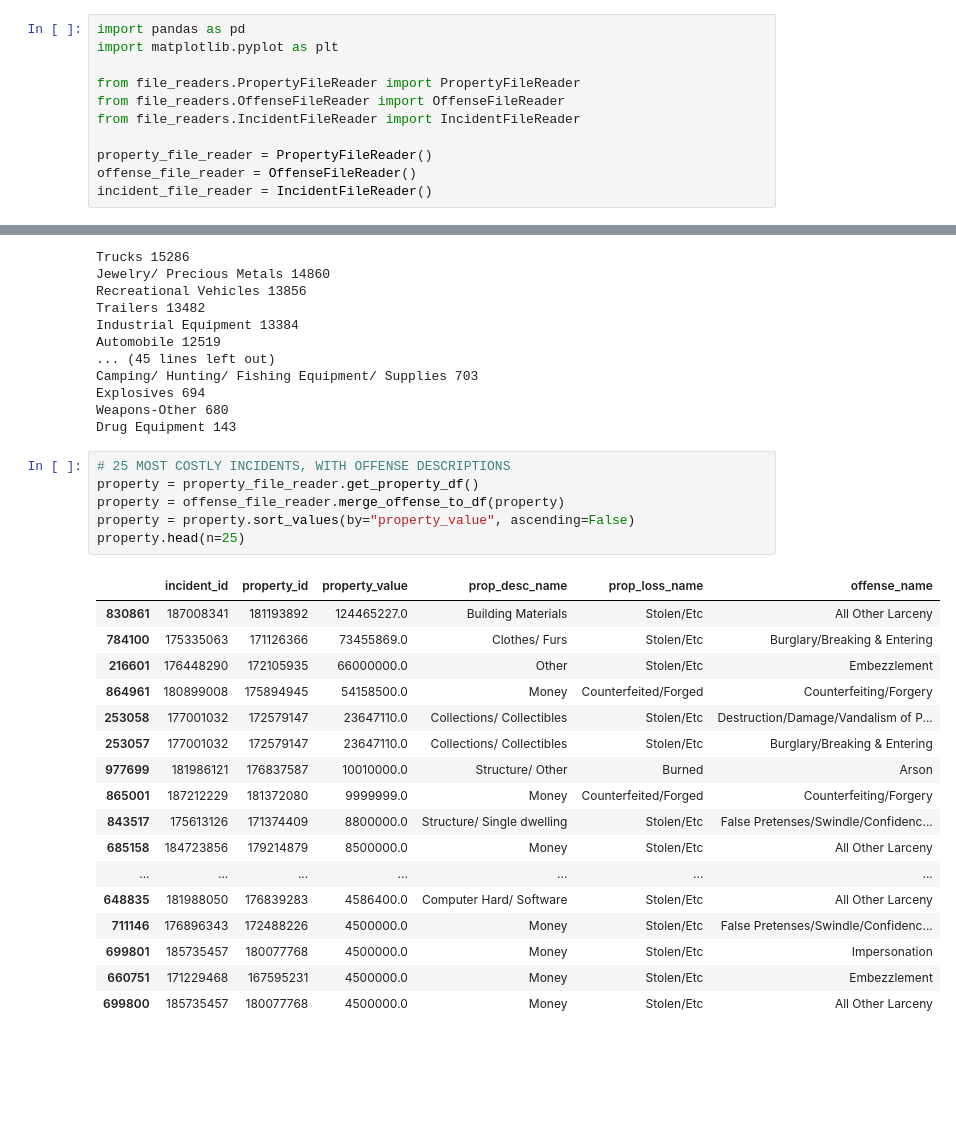
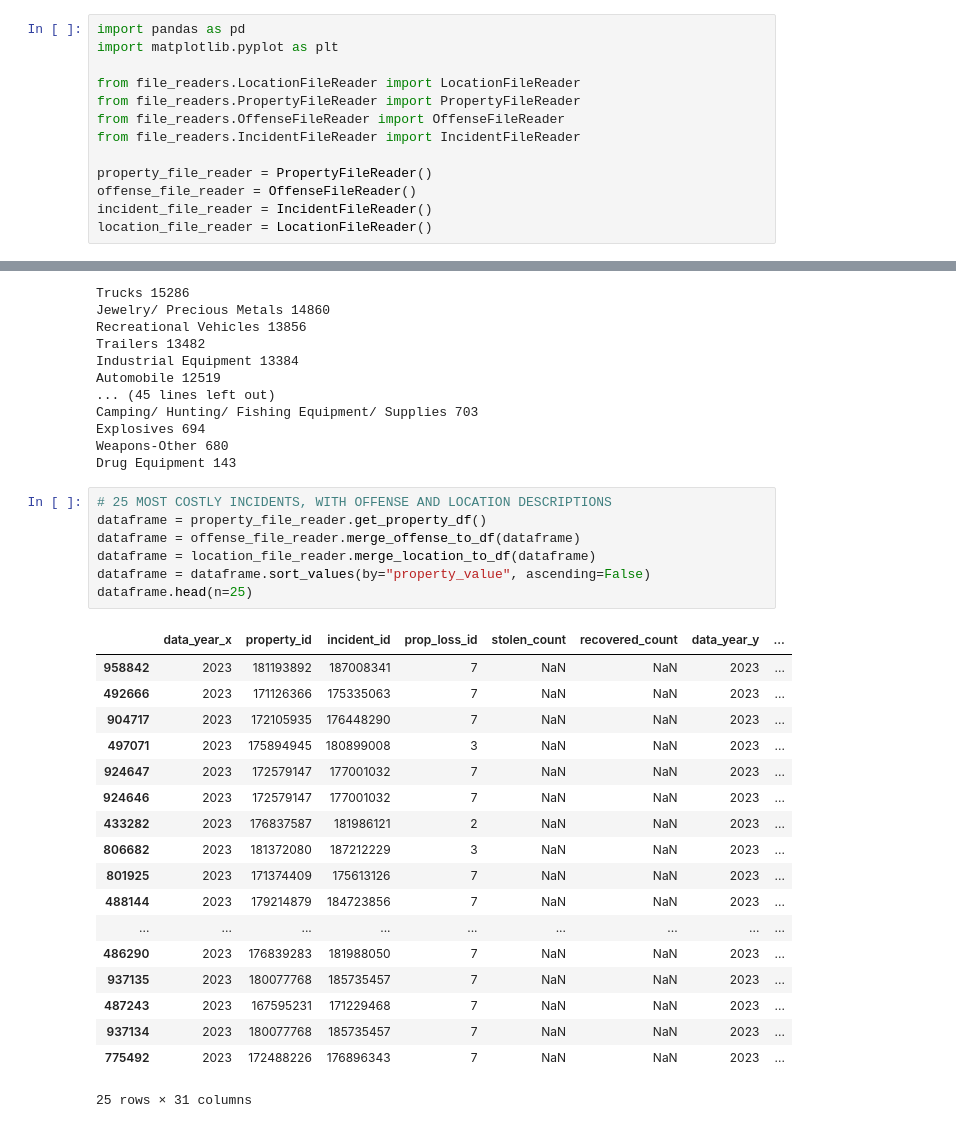
Before and after one commit to JLeevi/crimes, a Jupyter notebook: main.ipynb, the cells around one changed output, grey strips where cells are left out. Drawn from its saved outputs; the diff is of its cells as text; blank space fills up the shorter version.

Commit message:
add location data

```diff
--- a/main.ipynb
+++ b/main.ipynb
@@ -2,6 +2,7 @@
 import pandas as pd
 import matplotlib.pyplot as plt
 
+from file_readers.LocationFileReader import LocationFileReader
 from file_readers.PropertyFileReader import PropertyFileReader
 from file_readers.OffenseFileReader import OffenseFileReader
 from file_readers.IncidentFileReader import IncidentFileReader
@@ -9,6 +10,7 @@ from file_readers.IncidentFileReader import IncidentFileReader
 property_file_reader = PropertyFileReader()
 offense_file_reader = OffenseFileReader()
 incident_file_reader = IncidentFileReader()
+location_file_reader = LocationFileReader()
 # %%
 incident = incident_file_reader.get_incident_df()
 incident.head()
@@ -63,26 +65,28 @@ Explosives 694
 Weapons-Other 680
 Drug Equipment 143
 # %%
-# 25 MOST COSTLY INCIDENTS, WITH OFFENSE DESCRIPTIONS
-property = property_file_reader.get_property_df()
-property = offense_file_reader.merge_offense_to_df(property)
-property = property.sort_values(by="property_value", ascending=False)
-property.head(n=25)
+# 25 MOST COSTLY INCIDENTS, WITH OFFENSE AND LOCATION DESCRIPTIONS
+dataframe = property_file_reader.get_property_df()
+dataframe = offense_file_reader.merge_offense_to_df(dataframe)
+dataframe = location_file_reader.merge_location_to_df(dataframe)
+dataframe = dataframe.sort_values(by="property_value", ascending=False)
+dataframe.head(n=25)
 # %% [output]
-|  | incident_id | property_id | property_value | prop_desc_name | prop_loss_name | offense_name |
-| 830861 | 187008341 | 181193892 | 124465227.0 | Building Materials | Stolen/Etc | All Other Larceny |
-| 784100 | 175335063 | 171126366 | 73455869.0 | Clothes/ Furs | Stolen/Etc | Burglary/Breaking & Entering |
-| 216601 | 176448290 | 172105935 | 66000000.0 | Other | Stolen/Etc | Embezzlement |
-| 864961 | 180899008 | 175894945 | 54158500.0 | Money | Counterfeited/Forged | Counterfeiting/Forgery |
-| 253058 | 177001032 | 172579147 | 23647110.0 | Collections/ Collectibles | Stolen/Etc | Destruction/Damage/Vandalism of P... |
-| 253057 | 177001032 | 172579147 | 23647110.0 | Collections/ Collectibles | Stolen/Etc | Burglary/Breaking & Entering |
-| 977699 | 181986121 | 176837587 | 10010000.0 | Structure/ Other | Burned | Arson |
-| 865001 | 187212229 | 181372080 | 9999999.0 | Money | Counterfeited/Forged | Counterfeiting/Forgery |
-| 843517 | 175613126 | 171374409 | 8800000.0 | Structure/ Single dwelling | Stolen/Etc | False Pretenses/Swindle/Confidenc... |
-| 685158 | 184723856 | 179214879 | 8500000.0 | Money | Stolen/Etc | All Other Larceny |
-| ... | ... | ... | ... | ... | ... | ... |
-| 648835 | 181988050 | 176839283 | 4586400.0 | Computer Hard/ Software | Stolen/Etc | All Other Larceny |
-| 711146 | 176896343 | 172488226 | 4500000.0 | Money | Stolen/Etc | False Pretenses/Swindle/Confidenc... |
-| 699801 | 185735457 | 180077768 | 4500000.0 | Money | Stolen/Etc | Impersonation |
-| 660751 | 171229468 | 167595231 | 4500000.0 | Money | Stolen/Etc | Embezzlement |
-| 699800 | 185735457 | 180077768 | 4500000.0 | Money | Stolen/Etc | All Other Larceny |
+|  | data_year_x | property_id | incident_id | prop_loss_id | stolen_count | recovered_count | data_year_y | ... |
+| 958842 | 2023 | 181193892 | 187008341 | 7 | NaN | NaN | 2023 | ... |
+| 492666 | 2023 | 171126366 | 175335063 | 7 | NaN | NaN | 2023 | ... |
+| 904717 | 2023 | 172105935 | 176448290 | 7 | NaN | NaN | 2023 | ... |
+| 497071 | 2023 | 175894945 | 180899008 | 3 | NaN | NaN | 2023 | ... |
+| 924647 | 2023 | 172579147 | 177001032 | 7 | NaN | NaN | 2023 | ... |
+| 924646 | 2023 | 172579147 | 177001032 | 7 | NaN | NaN | 2023 | ... |
+| 433282 | 2023 | 176837587 | 181986121 | 2 | NaN | NaN | 2023 | ... |
+| 806682 | 2023 | 181372080 | 187212229 | 3 | NaN | NaN | 2023 | ... |
+| 801925 | 2023 | 171374409 | 175613126 | 7 | NaN | NaN | 2023 | ... |
+| 488144 | 2023 | 179214879 | 184723856 | 7 | NaN | NaN | 2023 | ... |
+| ... | ... | ... | ... | ... | ... | ... | ... | ... |
+| 486290 | 2023 | 176839283 | 181988050 | 7 | NaN | NaN | 2023 | ... |
+| 937135 | 2023 | 180077768 | 185735457 | 7 | NaN | NaN | 2023 | ... |
+| 487243 | 2023 | 167595231 | 171229468 | 7 | NaN | NaN | 2023 | ... |
+| 937134 | 2023 | 180077768 | 185735457 | 7 | NaN | NaN | 2023 | ... |
+| 775492 | 2023 | 172488226 | 176896343 | 7 | NaN | NaN | 2023 | ... |
+25 rows × 31 columns
```
Also changed, not shown: parts of 1 cell of this notebook, 1 other file.
